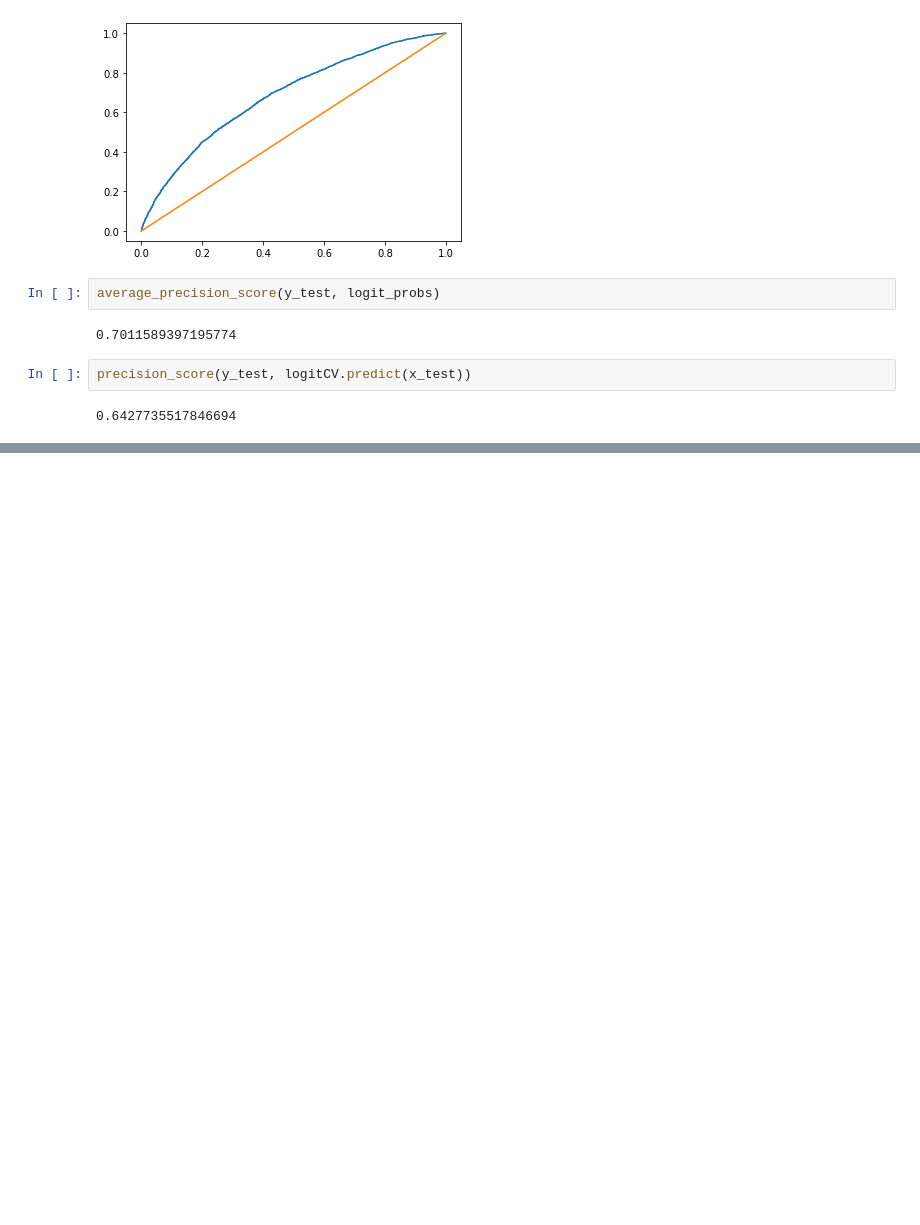
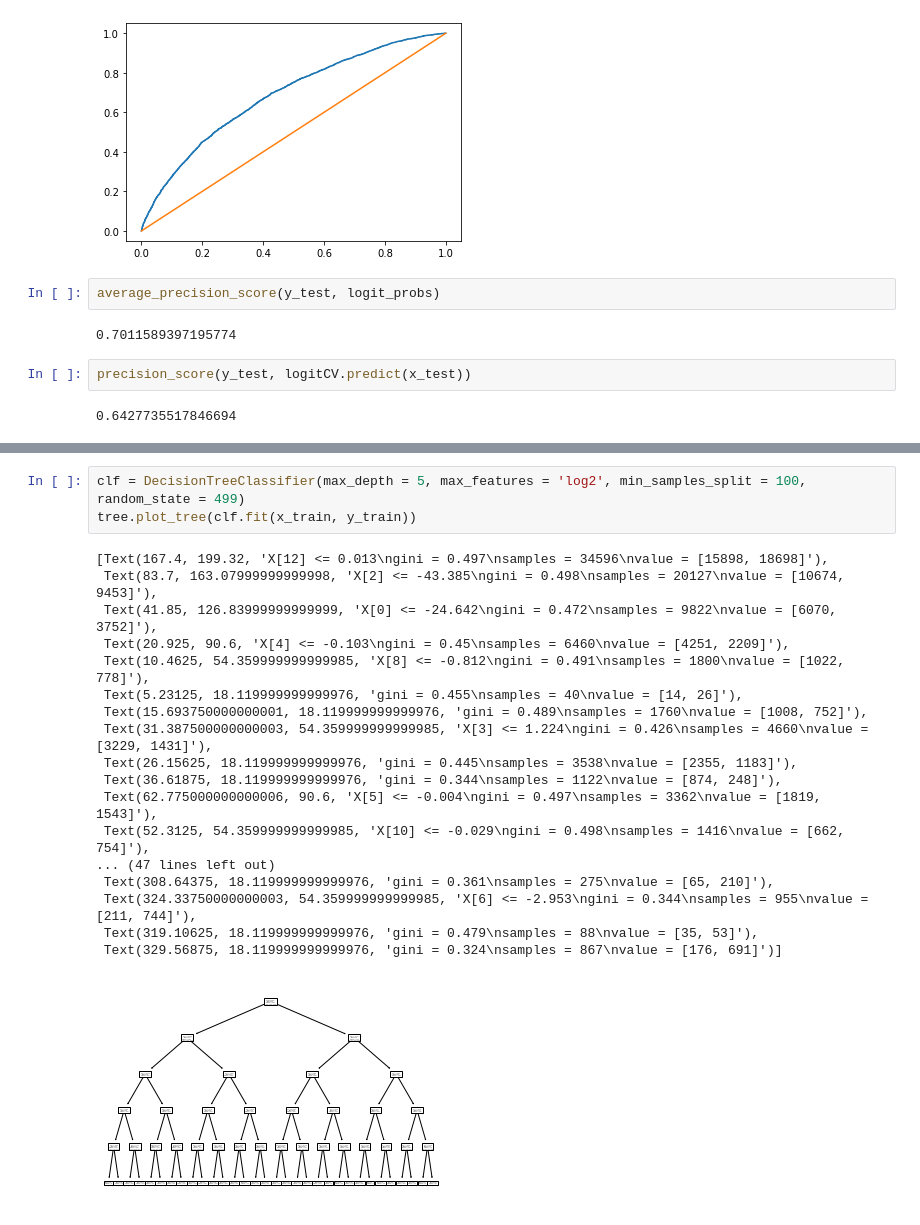
Before and after one commit to tjschaeffer/ds-340w, a Jupyter notebook: Baseball Outcomes.ipynb, the cells around one changed output, grey strips where cells are left out. Cells and saved outputs as stored; diff of their text form; blank space fills up the shorter version.

```diff
--- a/Baseball Outcomes.ipynb
+++ b/Baseball Outcomes.ipynb
@@ -320,0 +354,22 @@ precision_score(y_test, logitCV.predict(x_test))
+# %%
+clf = DecisionTreeClassifier(max_depth = 5, max_features = 'log2', min_samples_split = 100, random_state = 499)
+tree.plot_tree(clf.fit(x_train, y_train))
+# %% [output]
+[Text(167.4, 199.32, 'X[12] <= 0.013\ngini = 0.497\nsamples = 34596\nvalue = [15898, 18698]'),
+ Text(83.7, 163.07999999999998, 'X[2] <= -43.385\ngini = 0.498\nsamples = 20127\nvalue = [10674, 9453]'),
+ Text(41.85, 126.83999999999999, 'X[0] <= -24.642\ngini = 0.472\nsamples = 9822\nvalue = [6070, 3752]'),
+ Text(20.925, 90.6, 'X[4] <= -0.103\ngini = 0.45\nsamples = 6460\nvalue = [4251, 2209]'),
+ Text(10.4625, 54.359999999999985, 'X[8] <= -0.812\ngini = 0.491\nsamples = 1800\nvalue = [1022, 778]'),
+ Text(5.23125, 18.119999999999976, 'gini = 0.455\nsamples = 40\nvalue = [14, 26]'),
+ Text(15.693750000000001, 18.119999999999976, 'gini = 0.489\nsamples = 1760\nvalue = [1008, 752]'),
+ Text(31.387500000000003, 54.359999999999985, 'X[3] <= 1.224\ngini = 0.426\nsamples = 4660\nvalue = [3229, 1431]'),
+ Text(26.15625, 18.119999999999976, 'gini = 0.445\nsamples = 3538\nvalue = [2355, 1183]'),
+ Text(36.61875, 18.119999999999976, 'gini = 0.344\nsamples = 1122\nvalue = [874, 248]'),
+ Text(62.775000000000006, 90.6, 'X[5] <= -0.004\ngini = 0.497\nsamples = 3362\nvalue = [1819, 1543]'),
+ Text(52.3125, 54.359999999999985, 'X[10] <= -0.029\ngini = 0.498\nsamples = 1416\nvalue = [662, 754]'),
+... (47 lines left out)
+ Text(308.64375, 18.119999999999976, 'gini = 0.361\nsamples = 275\nvalue = [65, 210]'),
+ Text(324.33750000000003, 54.359999999999985, 'X[6] <= -2.953\ngini = 0.344\nsamples = 955\nvalue = [211, 744]'),
+ Text(319.10625, 18.119999999999976, 'gini = 0.479\nsamples = 88\nvalue = [35, 53]'),
+ Text(329.56875, 18.119999999999976, 'gini = 0.324\nsamples = 867\nvalue = [176, 691]')]
+[figure, added]
```
Also changed, not shown: parts of 31 cells of this notebook.
